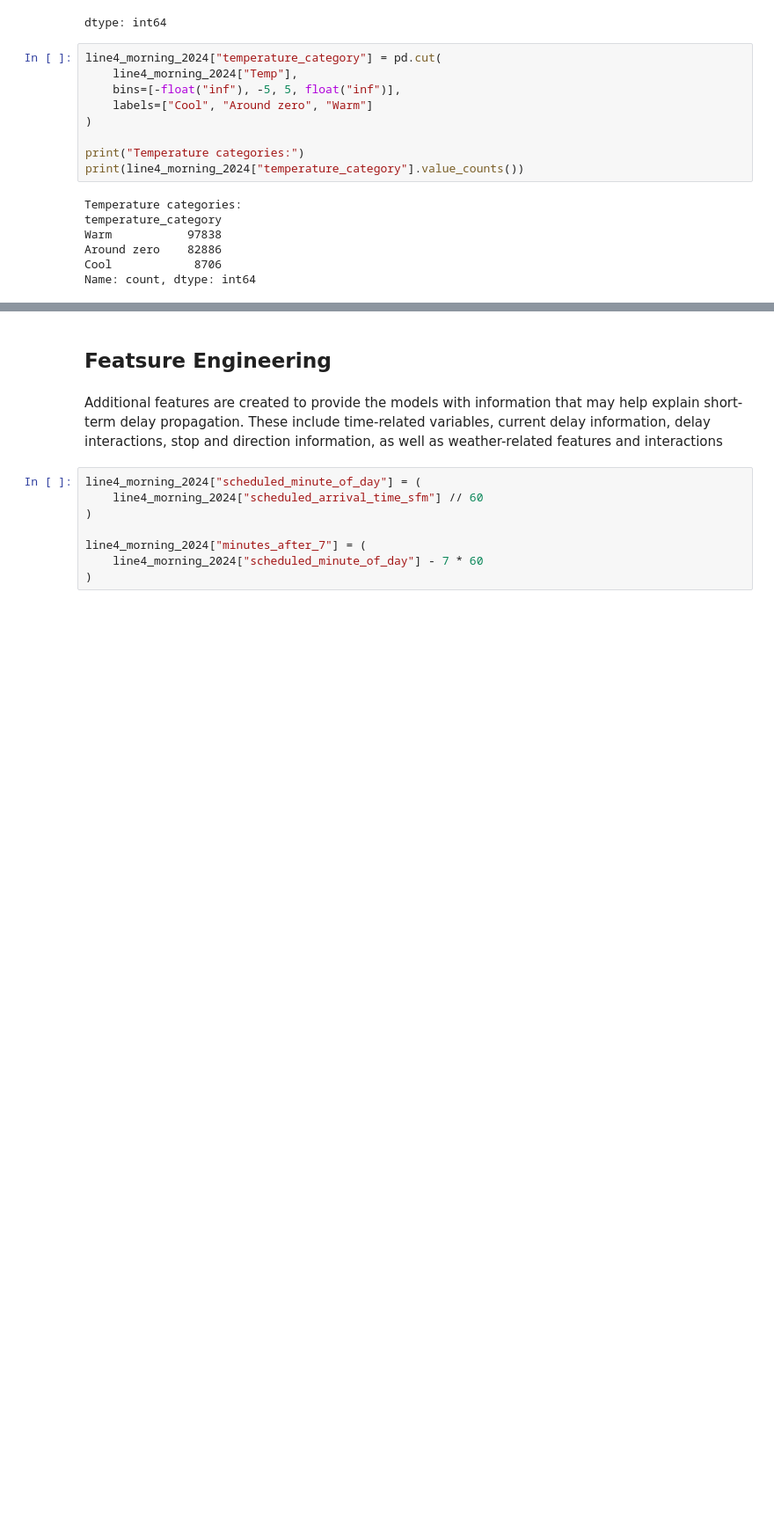
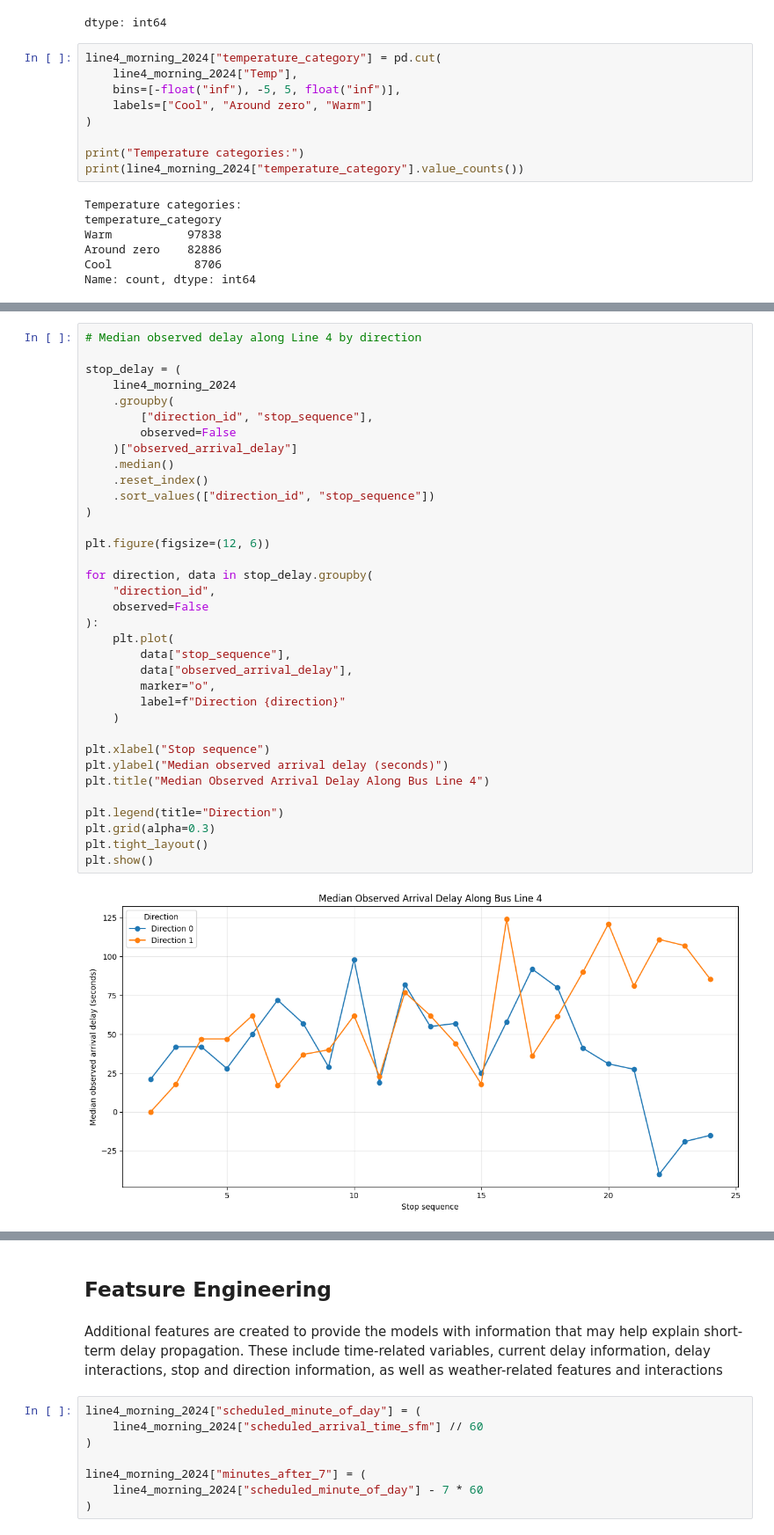
Before and after one commit to felwern/AI_course_exercises, a Jupyter notebook: Project_Line_4.ipynb, the cells around one changed output, grey strips where cells are left out. Shown at 88% size. Cells and saved outputs as stored; diff of their text form; blank space fills up the shorter version.

```diff
--- a/Project_Line_4.ipynb
+++ b/Project_Line_4.ipynb
@@ -1411,0 +1462,37 @@ Name: count, dtype: int64
+# %%
+# Median observed delay along Line 4 by direction
+
+stop_delay = (
+    line4_morning_2024
+    .groupby(
+        ["direction_id", "stop_sequence"],
+        observed=False
+    )["observed_arrival_delay"]
+    .median()
+    .reset_index()
+    .sort_values(["direction_id", "stop_sequence"])
+)
+
+plt.figure(figsize=(12, 6))
+
+for direction, data in stop_delay.groupby(
+    "direction_id",
+    observed=False
+):
+    plt.plot(
+        data["stop_sequence"],
+        data["observed_arrival_delay"],
+        marker="o",
+        label=f"Direction {direction}"
+    )
+
+plt.xlabel("Stop sequence")
+plt.ylabel("Median observed arrival delay (seconds)")
+plt.title("Median Observed Arrival Delay Along Bus Line 4")
+
+plt.legend(title="Direction")
+plt.grid(alpha=0.3)
+plt.tight_layout()
+plt.show()
+# %% [output]
+[figure, added]
```
Also changed, not shown: parts of 9 cells of this notebook.
